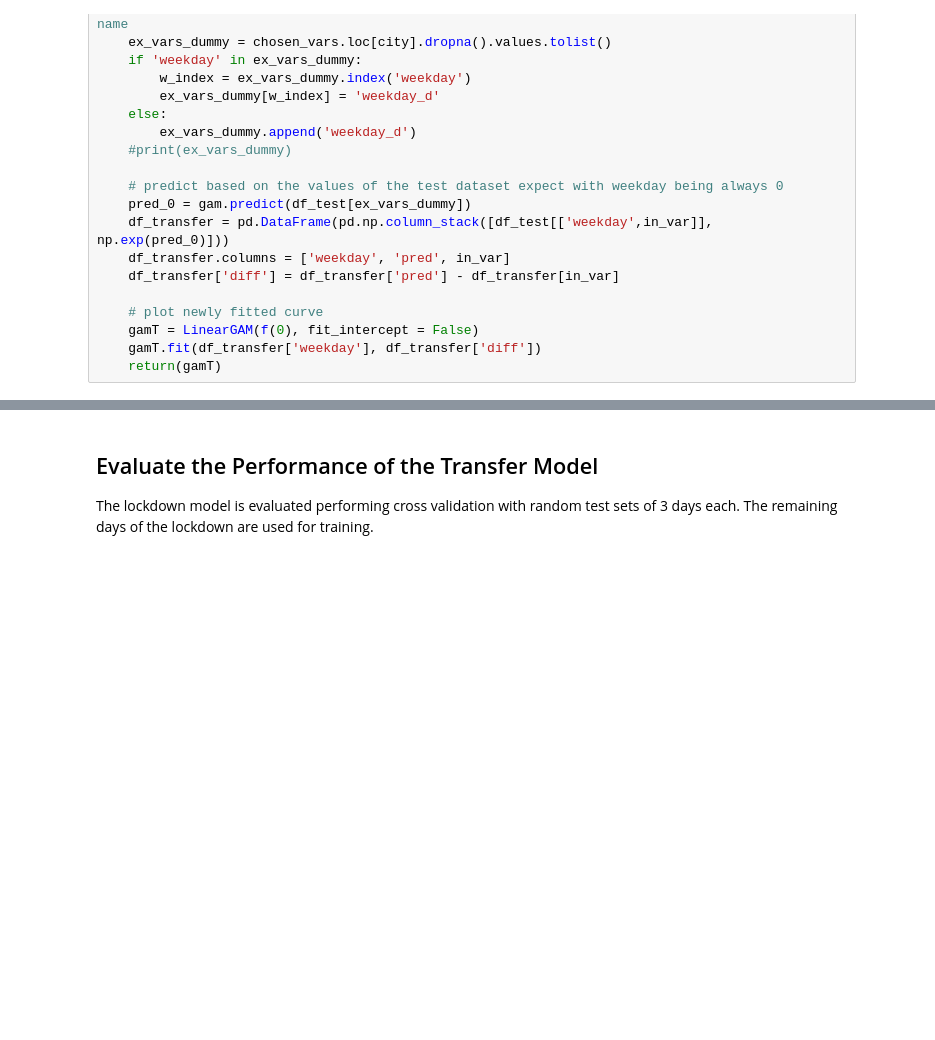
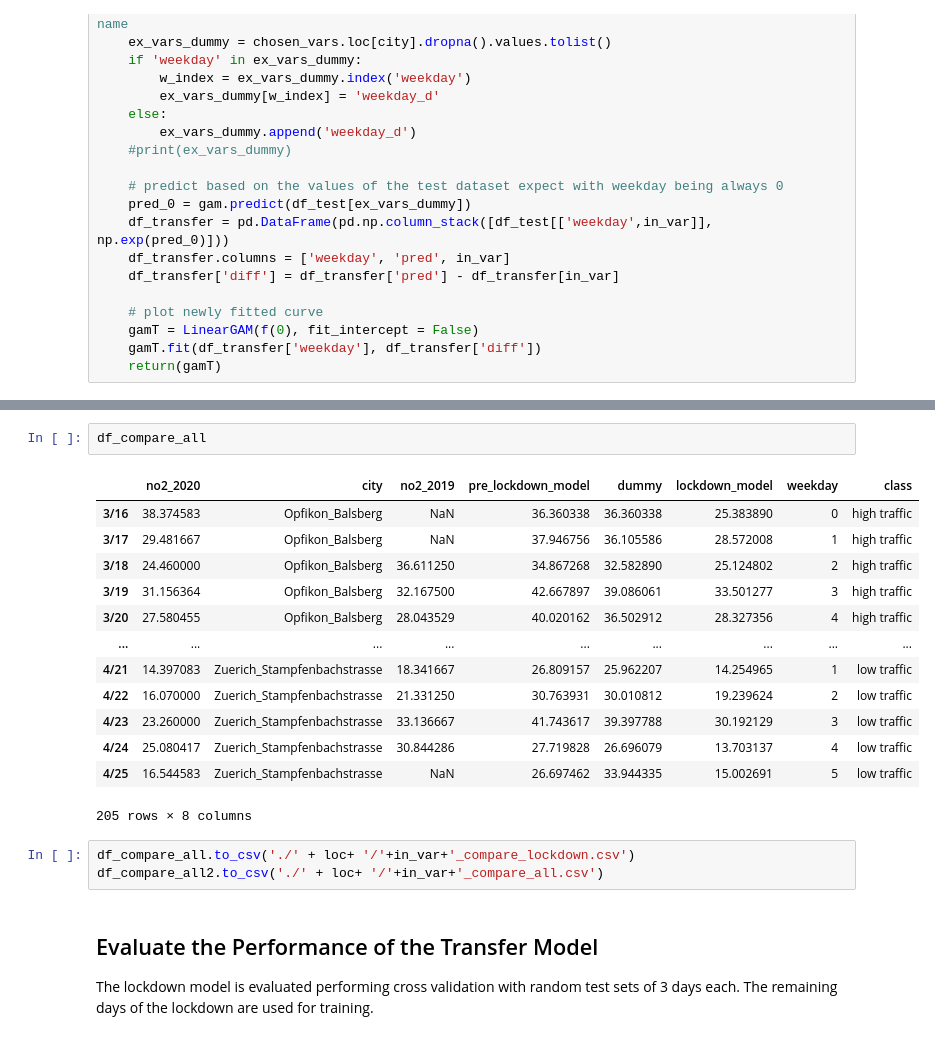
Before and after one commit to johanna-einsiedler/covid-19-air-pollution, a Jupyter notebook: Change_Estimation_Transfer.ipynb, the cells around one changed output, grey strips where cells are left out. Drawn from its saved outputs; the diff is of its cells as text; blank space fills up the shorter version.

```diff
--- a/Change_Estimation_Transfer.ipynb
+++ b/Change_Estimation_Transfer.ipynb
@@ -194,3 +423,22 @@ See the caveats in the documentation: https://pandas.pydata.org/pandas-docs/stab
+# %%
+df_compare_all
+# %% [output]
+|  | no2_2020 | city | no2_2019 | pre_lockdown_model | dummy | lockdown_model | weekday | class |
+| 3/16 | 38.374583 | Opfikon_Balsberg | NaN | 36.360338 | 36.360338 | 25.383890 | 0 | high traffic |
+| 3/17 | 29.481667 | Opfikon_Balsberg | NaN | 37.946756 | 36.105586 | 28.572008 | 1 | high traffic |
+| 3/18 | 24.460000 | Opfikon_Balsberg | 36.611250 | 34.867268 | 32.582890 | 25.124802 | 2 | high traffic |
+| 3/19 | 31.156364 | Opfikon_Balsberg | 32.167500 | 42.667897 | 39.086061 | 33.501277 | 3 | high traffic |
+| 3/20 | 27.580455 | Opfikon_Balsberg | 28.043529 | 40.020162 | 36.502912 | 28.327356 | 4 | high traffic |
+| ... | ... | ... | ... | ... | ... | ... | ... | ... |
+| 4/21 | 14.397083 | Zuerich_Stampfenbachstrasse | 18.341667 | 26.809157 | 25.962207 | 14.254965 | 1 | low traffic |
+| 4/22 | 16.070000 | Zuerich_Stampfenbachstrasse | 21.331250 | 30.763931 | 30.010812 | 19.239624 | 2 | low traffic |
+| 4/23 | 23.260000 | Zuerich_Stampfenbachstrasse | 33.136667 | 41.743617 | 39.397788 | 30.192129 | 3 | low traffic |
+| 4/24 | 25.080417 | Zuerich_Stampfenbachstrasse | 30.844286 | 27.719828 | 26.696079 | 13.703137 | 4 | low traffic |
+| 4/25 | 16.544583 | Zuerich_Stampfenbachstrasse | NaN | 26.697462 | 33.944335 | 15.002691 | 5 | low traffic |
+205 rows × 8 columns
+# %%
+df_compare_all.to_csv('./' + loc+ '/'+in_var+'_compare_lockdown.csv')
+df_compare_all2.to_csv('./' + loc+ '/'+in_var+'_compare_all.csv')
 # %% [markdown]
 ## Evaluate the Performance of the Transfer Model
 
```
Also changed, not shown: parts of 10 cells of this notebook.
